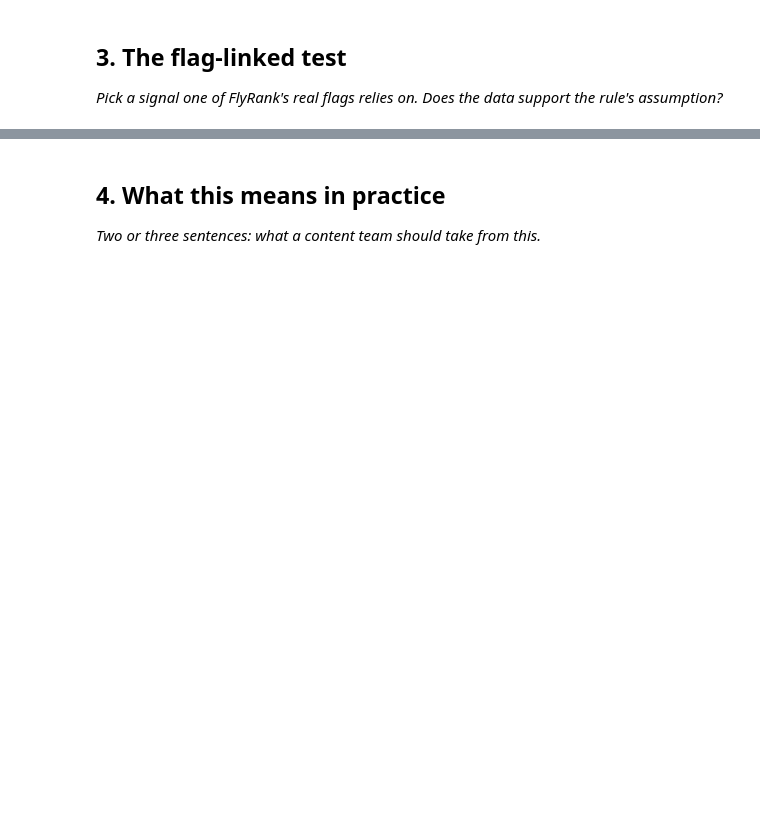
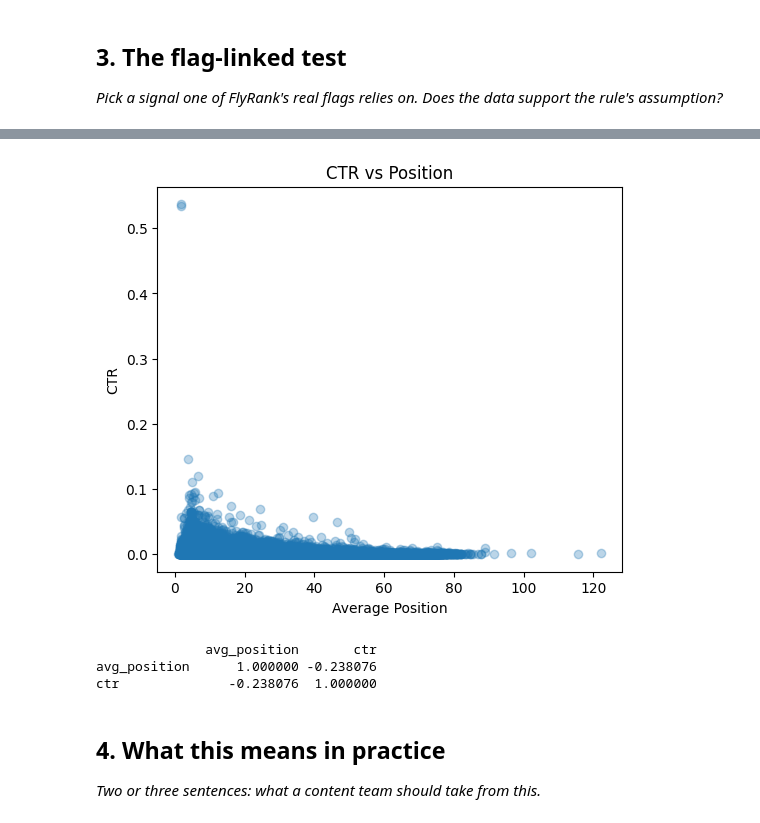
Before and after one commit to kaifahmad236/flyrank-ml-internship, a Jupyter notebook: work/notebooks/w04_signal_audit.ipynb, the cells around one changed output, grey strips where cells are left out. Drawn from its saved outputs; the diff is of its cells as text; code cells hidden in the pictures; blank space fills up the shorter version.

```diff
--- a/work/notebooks/w04_signal_audit.ipynb
+++ b/work/notebooks/w04_signal_audit.ipynb
@@ -30,3 +160,33 @@ This skeleton is yours to fill. Work the sections **in order** — each one has
+# %%
+# This cell is for CODE (numbers, a query, a check).
+# Write your text answer in the cell ABOVE this one — typing sentences here breaks Run All.
+query = f"""
+SELECT
+AVG(gsc_avg_position) AS avg_position,
+SUM(gsc_clicks) AS clicks,
+SUM(gsc_impressions) AS impressions
+FROM {TABLES['fact_daily']}
+GROUP BY content_hash_id
+HAVING SUM(gsc_impressions)>500
+"""
+
+flag = con.sql(query).df()
+
+flag["ctr"]=flag["clicks"]/flag["impressions"]
+
+plt.figure(figsize=(6,5))
+plt.scatter(flag["avg_position"],flag["ctr"],alpha=0.3)
+plt.xlabel("Average Position")
+plt.ylabel("CTR")
+plt.title("CTR vs Position")
+plt.show()
+
+print(flag[["avg_position","ctr"]].corr())
+# %% [output]
+[figure, added]
+              avg_position       ctr
+avg_position      1.000000 -0.238076
+ctr              -0.238076  1.000000
 # %% [markdown]
 ## 4. What this means in practice
 
```
Also changed, not shown: parts of 11 cells of this notebook.
